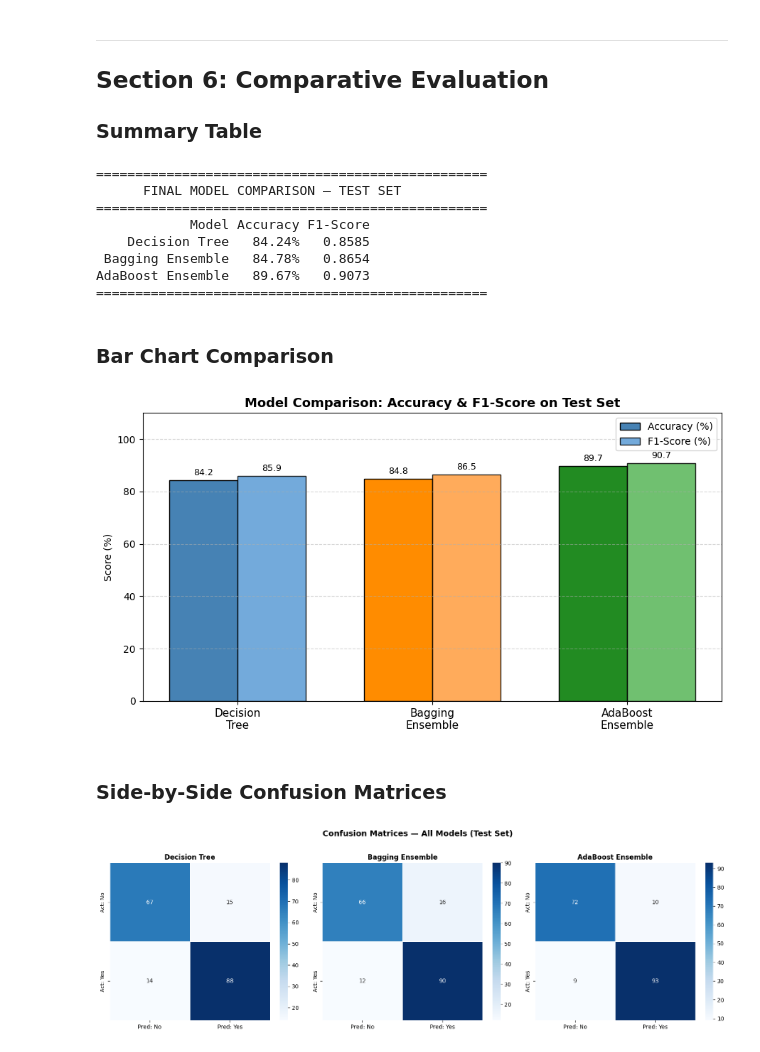
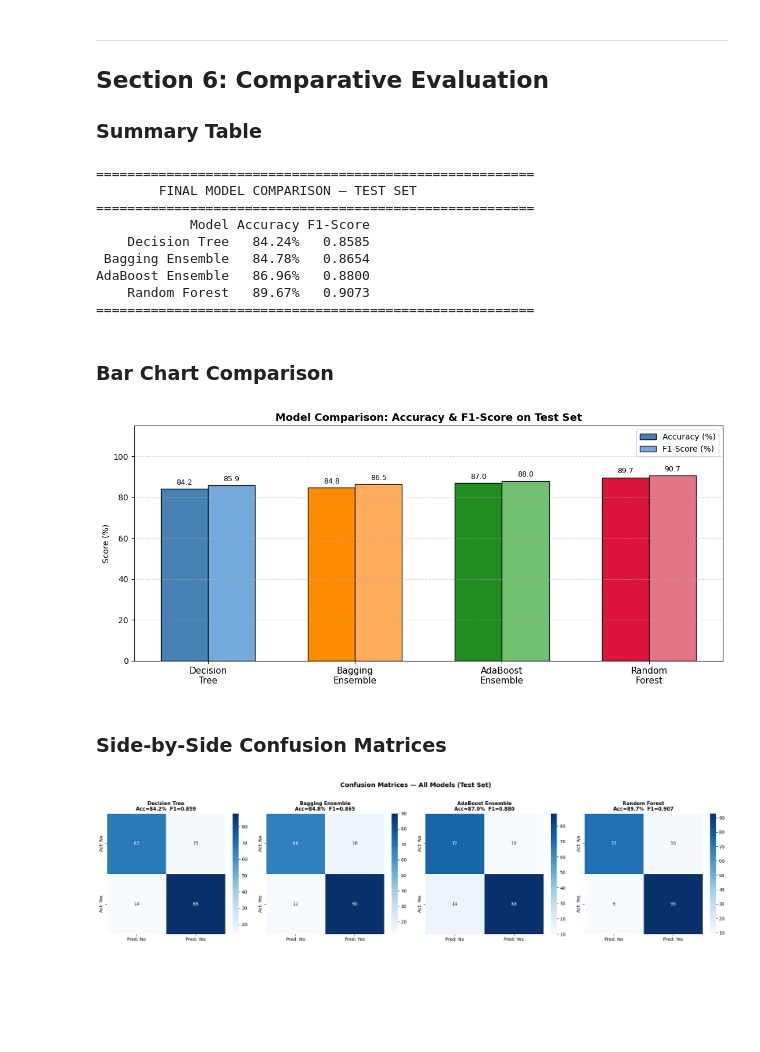
Before and after one commit to ash15764/Heart_Failure_Prediction, a Jupyter notebook: Heart_Failure_Classification.ipynb, the cells around one changed output. Drawn from its saved outputs; the diff is of its cells as text; code cells hidden in the pictures; blank space fills up the shorter version.

Commit message:
Add Bonus part (Random Forest Implementation)

```diff
--- a/Heart_Failure_Classification_Assignment2 (1).ipynb
+++ b/Heart_Failure_Classification.ipynb
@@ -884,13 +943,10 @@ class AdaBoostClassifier:
         self.stumps  = []
 
         for t in range(self.n_estimators):
-            rng  = np.random.RandomState(RANDOM_SEED + t) # +t ensures different randomness each iteration
-            indices = rng.choice(n, size=n, replace=True, p=weights)
-            X_w, y_w = X[indices], y_ab[indices]
 
             # Train weak learner
             stump = DecisionTree(max_depth=self.stump_depth, min_samples_split=2)
-            stump.fit(X_w, self.Convert_from_adaboost_labels(y_w))
+            stump.fit(X,self.Convert_from_adaboost_labels(y_ab),sample_weight=weights)
 
             # Predictions on FULL training set
             preds_01 = stump.predict(X)           # 0/1 labels
@@ -938,7 +994,7 @@ warnings.filterwarnings('ignore')
 
 # Parameter Grid
 round_values = [10, 25, 50, 75, 100 ]
-depth_values = [1]
+depth_values = [1,2,3]
 
 all_combos_ada = list(itertools.product(round_values, depth_values))
 print(f"Total combinations: {len(all_combos_ada)}  "
@@ -1109,86 +1501,93 @@ No Heart Disease       0.89      0.88      0.88        82
 
 ### Summary Table
 # %%
-# ── Summary Table ─────────────────────────────────────────────────────────────
+# ── Summary Table — All 4 Models ────────────────────────────────────────────
 results = pd.DataFrame({
-    'Model'    : ['Decision Tree', 'Bagging Ensemble', 'AdaBoost Ensemble'],
-    'Accuracy' : [f'{acc_dt*100:.2f}%', f'{acc_bag*100:.2f}%', f'{acc_ada*100:.2f}%'],
-    'F1-Score' : [f'{f1_dt:.4f}',       f'{f1_bag:.4f}',       f'{f1_ada:.4f}']
+    'Model'    : ['Decision Tree', 'Bagging Ensemble', 'AdaBoost Ensemble', 'Random Forest'],
+    'Accuracy' : [f'{acc_dt*100:.2f}%',  f'{acc_bag*100:.2f}%',
+                  f'{acc_ada*100:.2f}%', f'{acc_rf*100:.2f}%'],
+    'F1-Score' : [f'{f1_dt:.4f}', f'{f1_bag:.4f}', f'{f1_ada:.4f}', f'{f1_rf:.4f}']
 })
 
-print("\n" + "="*50)
-print("      FINAL MODEL COMPARISON — TEST SET")
-print("="*50)
+print("\n" + "="*56)
+print("        FINAL MODEL COMPARISON — TEST SET")
+print("="*56)
 print(results.to_string(index=False))
-print("="*50)
+print("="*56)
 # %% [output]
-==================================================
-      FINAL MODEL COMPARISON — TEST SET
-==================================================
+========================================================
+        FINAL MODEL COMPARISON — TEST SET
+========================================================
             Model Accuracy F1-Score
     Decision Tree   84.24%   0.8585
  Bagging Ensemble   84.78%   0.8654
-AdaBoost Ensemble   89.67%   0.9073
-==================================================
+AdaBoost Ensemble   86.96%   0.8800
+    Random Forest   89.67%   0.9073
+========================================================
 # %% [markdown]
 ### Bar Chart Comparison
 # %%
-# ── Bar Chart: Accuracy and F1 side-by-side ───────────────────────────────────
-model_names = ['Decision\nTree', 'Bagging\nEnsemble', 'AdaBoost\nEnsemble']
-accs        = [acc_dt*100, acc_bag*100, acc_ada*100]
-f1s         = [f1_dt*100,  f1_bag*100,  f1_ada*100]
+# ── Bar Chart: All 4 Models ───────────────────────────────────────────────────
+model_names = ['Decision\nTree', 'Bagging\nEnsemble',
+               'AdaBoost\nEnsemble', 'Random\nForest']
+accs = [acc_dt*100, acc_bag*100, acc_ada*100, acc_rf*100]
+f1s  = [f1_dt*100,  f1_bag*100,  f1_ada*100,  f1_rf*100]
 
-x    = np.arange(len(model_names))
-w    = 0.35
-colors_acc = ['steelblue', 'darkorange', 'forestgreen']
-colors_f1  = ['#5b9bd5',   '#ff9c3e',    '#57b557']
+x          = np.arange(len(model_names))
+w          = 0.32
+colors_acc = ['steelblue', 'darkorange', 'forestgreen', 'crimson']
+colors_f1  = ['#5b9bd5',   '#ff9c3e',    '#57b557',     '#e05a6e']
 
-fig, ax = plt.subplots(figsize=(9, 5))
+fig, ax = plt.subplots(figsize=(11, 5))
 bars1 = ax.bar(x - w/2, accs, w, label='Accuracy (%)', color=colors_acc, edgecolor='black')
 bars2 = ax.bar(x + w/2, f1s,  w, label='F1-Score (%)', color=colors_f1,  edgecolor='black', alpha=0.85)
 
-# Add value labels
-for bar in bars1 + bars2:
+for bar in list(bars1) + list(bars2):
     h = bar.get_height()
     ax.annotate(f'{h:.1f}',
                 xy=(bar.get_x() + bar.get_width()/2, h),
                 xytext=(0, 3), textcoords='offset points',
                 ha='center', va='bottom', fontsize=9)
 
 ax.set_xticks(x)
 ax.set_xticklabels(model_names, fontsize=11)
 ax.set_ylabel('Score (%)')
-ax.set_title('Model Comparison: Accuracy & F1-Score on Test Set', fontsize=13, fontweight='bold')
+ax.set_title('Model Comparison: Accuracy & F1-Score on Test Set',
+             fontsize=13, fontweight='bold')
 ax.legend(fontsize=10)
-ax.set_ylim(0, 110)
+ax.set_ylim(0, 115)
 ax.grid(axis='y', linestyle='--', alpha=0.5)
 plt.tight_layout()
 plt.show()
 # %% [output]
-[figure, old version]
+[figure, new version]
 # %% [markdown]
 ### Side-by-Side Confusion Matrices
 # %%
-# ── Side-by-Side Confusion Matrices ──────────────────────────────────────────
-fig, axes = plt.subplots(1, 3, figsize=(16, 5))
+# ── Confusion Matrices — All 4 Models ────────────────────────────────────────
+fig, axes = plt.subplots(1, 4, figsize=(20, 5))
 
 models_info = [
     ('Decision Tree',     y_pred_dt,  axes[0]),
     ('Bagging Ensemble',  y_pred_bag, axes[1]),
     ('AdaBoost Ensemble', y_pred_ada, axes[2]),
+    ('Random Forest',     y_pred_rf,  axes[3]),
 ]
 
 for name, preds, ax in models_info:
     cm = confusion_matrix(y_test, preds)
     sns.heatmap(cm, annot=True, fmt='d', cmap='Blues', ax=ax,
                 xticklabels=['Pred: No', 'Pred: Yes'],
-                yticklabels=['Act: No', 'Act: Yes'],
+                yticklabels=['Act: No',  'Act: Yes'],
                 linewidths=0.5)
-    ax.set_title(name, fontsize=12, fontweight='bold')
+    acc_v = accuracy_score(y_test, preds)
+    f1_v  = f1_score(y_test, preds, average='binary')
+    ax.set_title(f'{name}\nAcc={acc_v*100:.1f}%  F1={f1_v:.3f}',
+                 fontsize=11, fontweight='bold')
 
 fig.suptitle('Confusion Matrices — All Models (Test Set)',
              fontsize=14, fontweight='bold', y=1.02)
 plt.tight_layout()
 plt.show()
 # %% [output]
-[figure, old version]
+[figure, new version]
```
Also changed, not shown: parts of 12 cells of this notebook.
